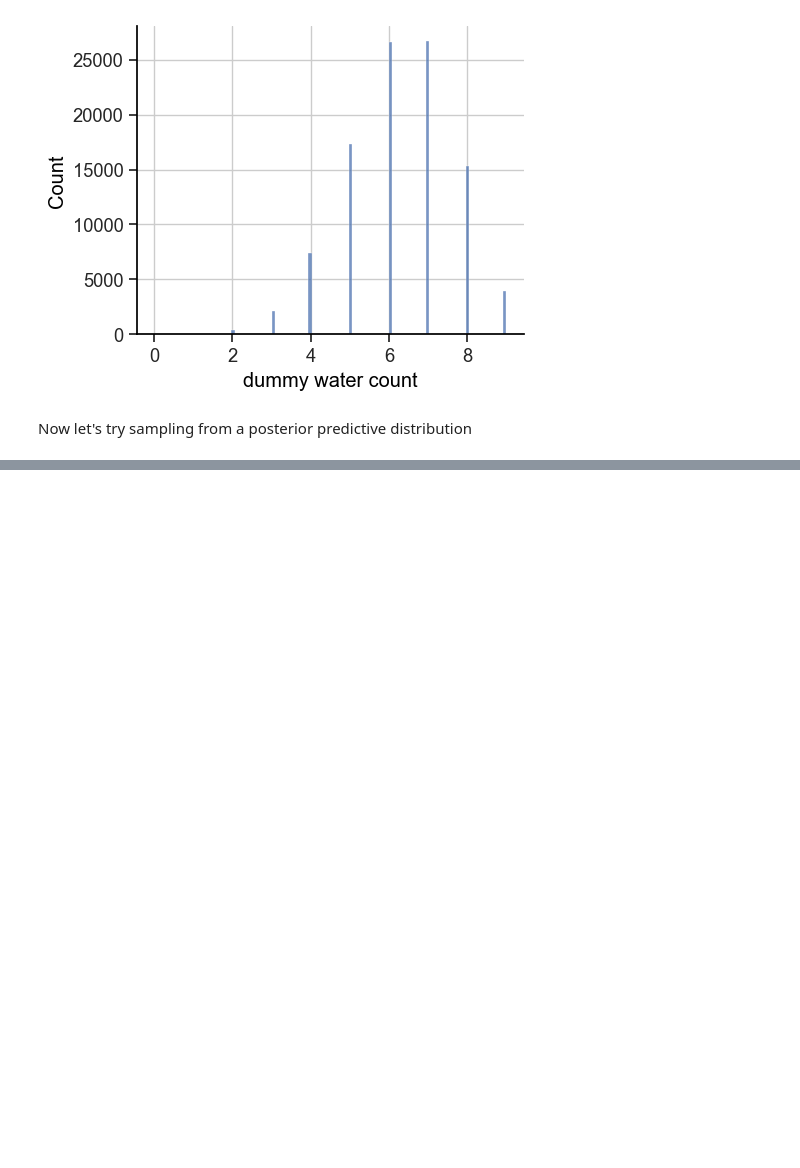
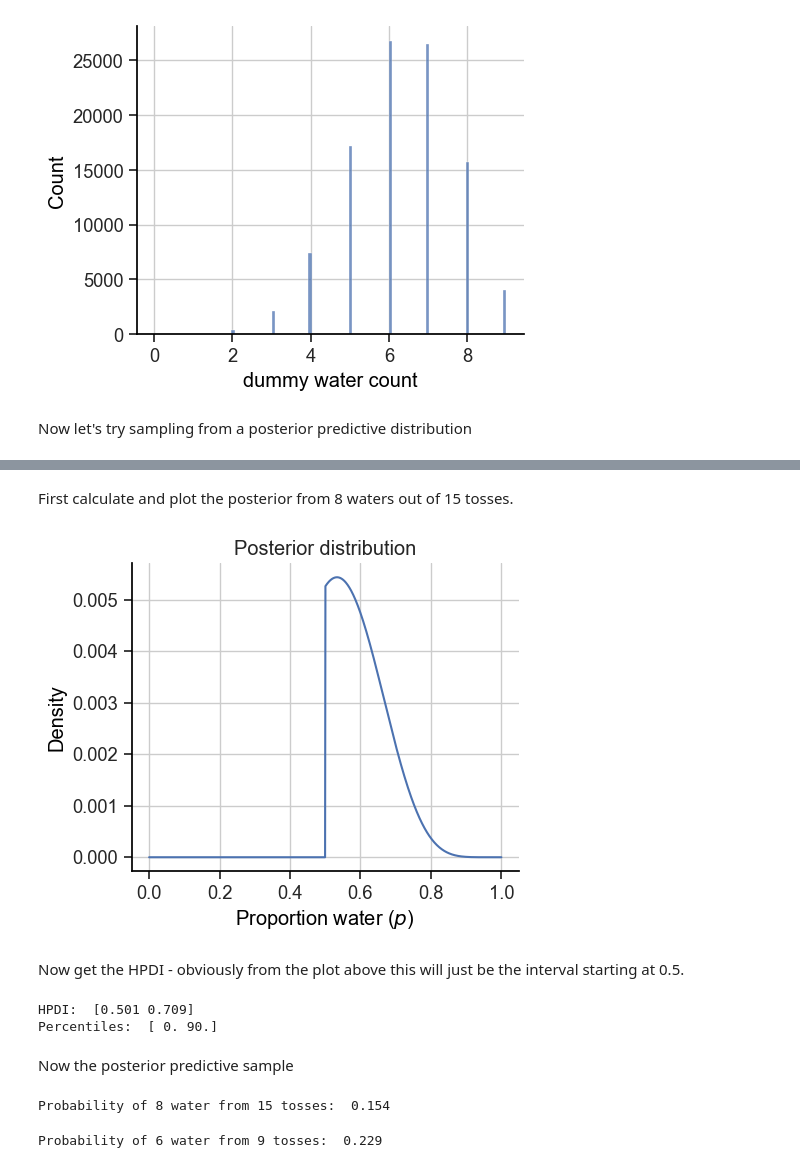
Before and after one commit to chris-leonard/statistical-rethinking, a Jupyter notebook: notes/chapter_3.ipynb, the cells around one changed output, grey strips where cells are left out. Drawn from its saved outputs; the diff is of its cells as text; code cells hidden in the pictures; blank space fills up the shorter version.

```diff
--- a/notes/chapter_3.ipynb
+++ b/notes/chapter_3.ipynb
@@ -225,0 +423,44 @@ ax2.set(
+# %% [markdown]
+First calculate and plot the posterior from 8 waters out of 15 tosses.
+# %%
+prior_rv = stats.uniform(0.5, 0.5)
+posterior, p_grid = calculate_posterior_from_globe_tossing(8, 15, prior_rv)
+
+# plot the posterior
+fig, ax = plt.subplots(figsize=(5, 4))
+
+ax.plot(p_grid, posterior)
+ax.set(
+    title="Posterior distribution",
+    xlabel="Proportion water ($p$)",
+    ylabel="Density",
+);
+# %% [output]
+[figure, added]
+# %% [markdown]
+Now get the HPDI - obviously from the plot above this will just be the interval starting at 0.5.
+# %%
+samples = np.random.choice(p_grid, size=10000, p=posterior, replace=True)
+
+interval, perc = calculate_hpdi(samples, prob=0.9)
+
+print("HPDI: ", interval.round(3))
+print("Percentiles: ", perc.round(3))
+# %% [output]
+HPDI:  [0.501 0.709]
+Percentiles:  [ 0. 90.]
+# %% [markdown]
+Now the posterior predictive sample
+# %%
+n_samples = len(samples)
+posterior_predictive_samples = stats.binom.rvs(n=15, p=samples, size=n_samples)
+
+print("Probability of 8 water from 15 tosses: ", (posterior_predictive_samples == 8).mean().round(3))
+# %% [output]
+Probability of 8 water from 15 tosses:  0.154
+# %%
+posterior_predictive_samples = stats.binom.rvs(n=9, p=samples, size=n_samples)
+
+print("Probability of 6 water from 9 tosses: ", (posterior_predictive_samples == 6).mean().round(3))
+# %% [output]
+Probability of 6 water from 9 tosses:  0.229
```
Also changed, not shown: parts of 56 cells of this notebook.
